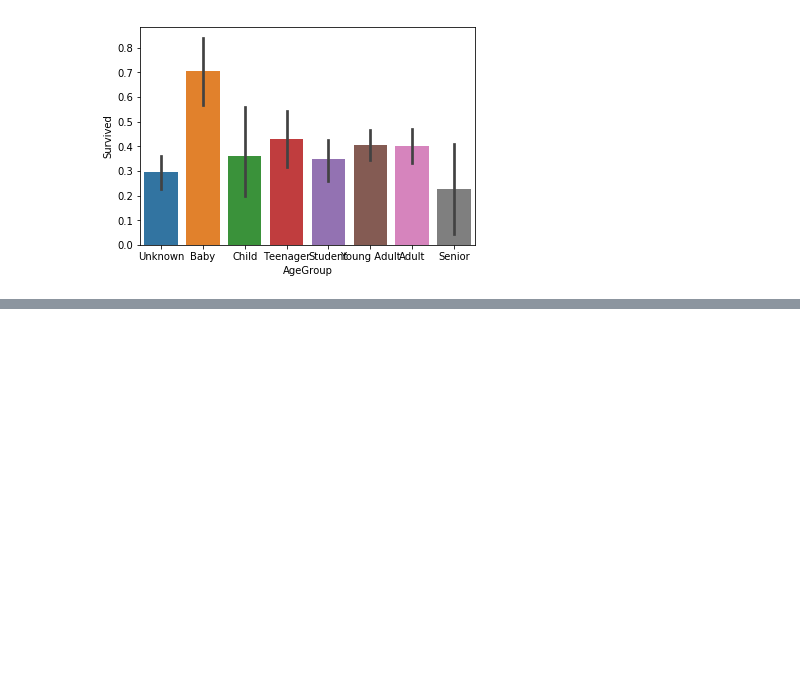
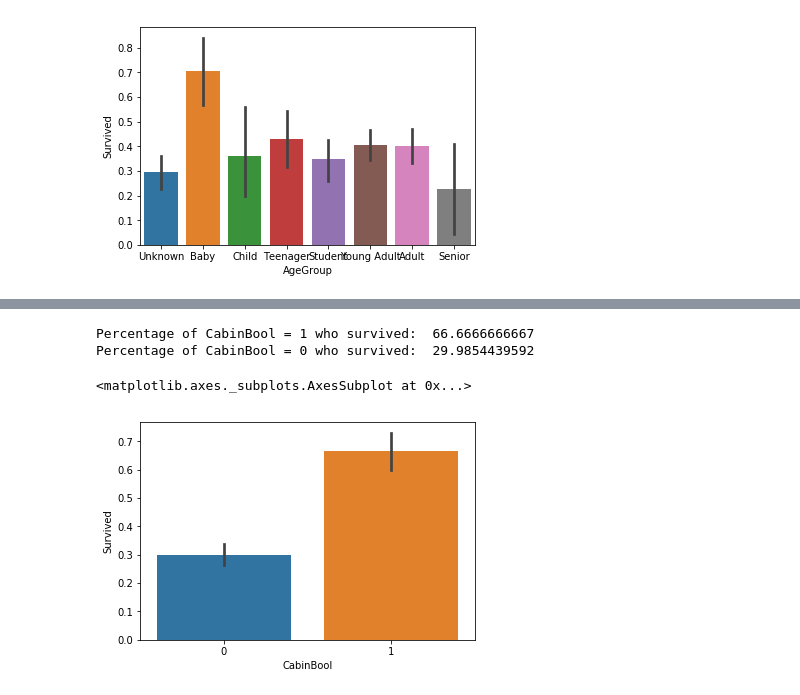
Before and after one commit to aki-06/Learning_AI, a Jupyter notebook: titanic.ipynb, the cells around one changed output, grey strips where cells are left out. Drawn from its saved outputs; the diff is of its cells as text; code cells hidden in the pictures; blank space fills up the shorter version.

```diff
--- a/titanic.ipynb
+++ b/titanic.ipynb
@@ -168,3 +168,8 @@ sns.barplot(x='AgeGroup', y='Survived', data=train)
 # %% [output]
 <matplotlib.axes._subplots.AxesSubplot at 0x...>
 [figure]
+# %%
+# Cabin
+train['CabinBool'] = (train['Cabin'].notnull().astype(int))
+test['CabinBool'] = (test['Cabin'].notnull().astype(int))
+train.head()
@@ -170,0 +183,9 @@ sns.barplot(x='AgeGroup', y='Survived', data=train)
+# %%
+print('Percentage of CabinBool = 1 who survived: ', train['Survived'][train['CabinBool'] == 1].value_counts(normalize=True)[1]*100)
+print('Percentage of CabinBool = 0 who survived: ', train['Survived'][train['CabinBool'] == 0].value_counts(normalize=True)[1]*100)
+sns.barplot(x='CabinBool', y='Survived', data=train)
+# %% [output]
+Percentage of CabinBool = 1 who survived:  66.6666666667
+Percentage of CabinBool = 0 who survived:  29.9854439592
+<matplotlib.axes._subplots.AxesSubplot at 0x...>
+[figure, added]
```
Also changed, not shown: parts of 1 cell of this notebook.
